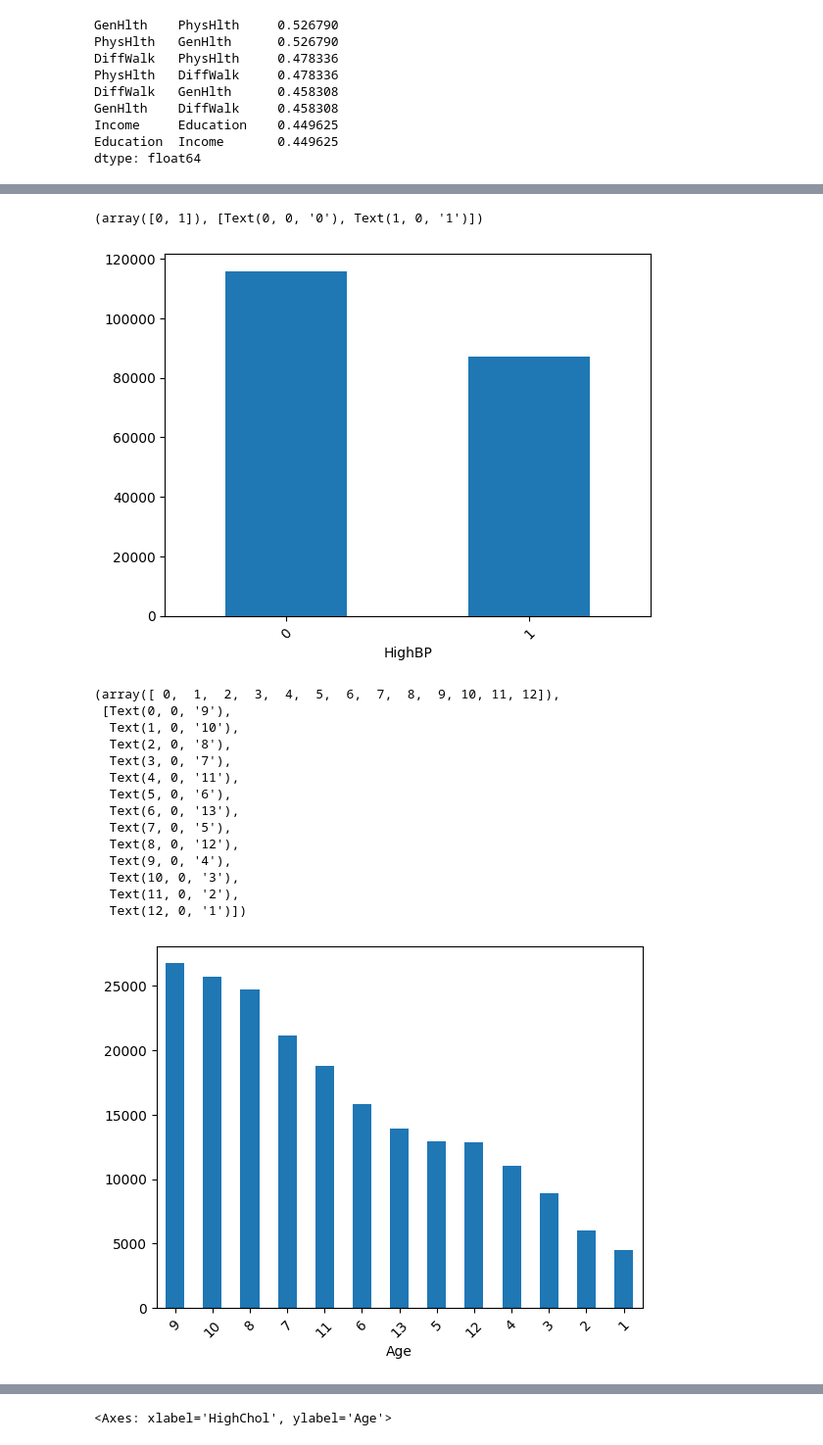
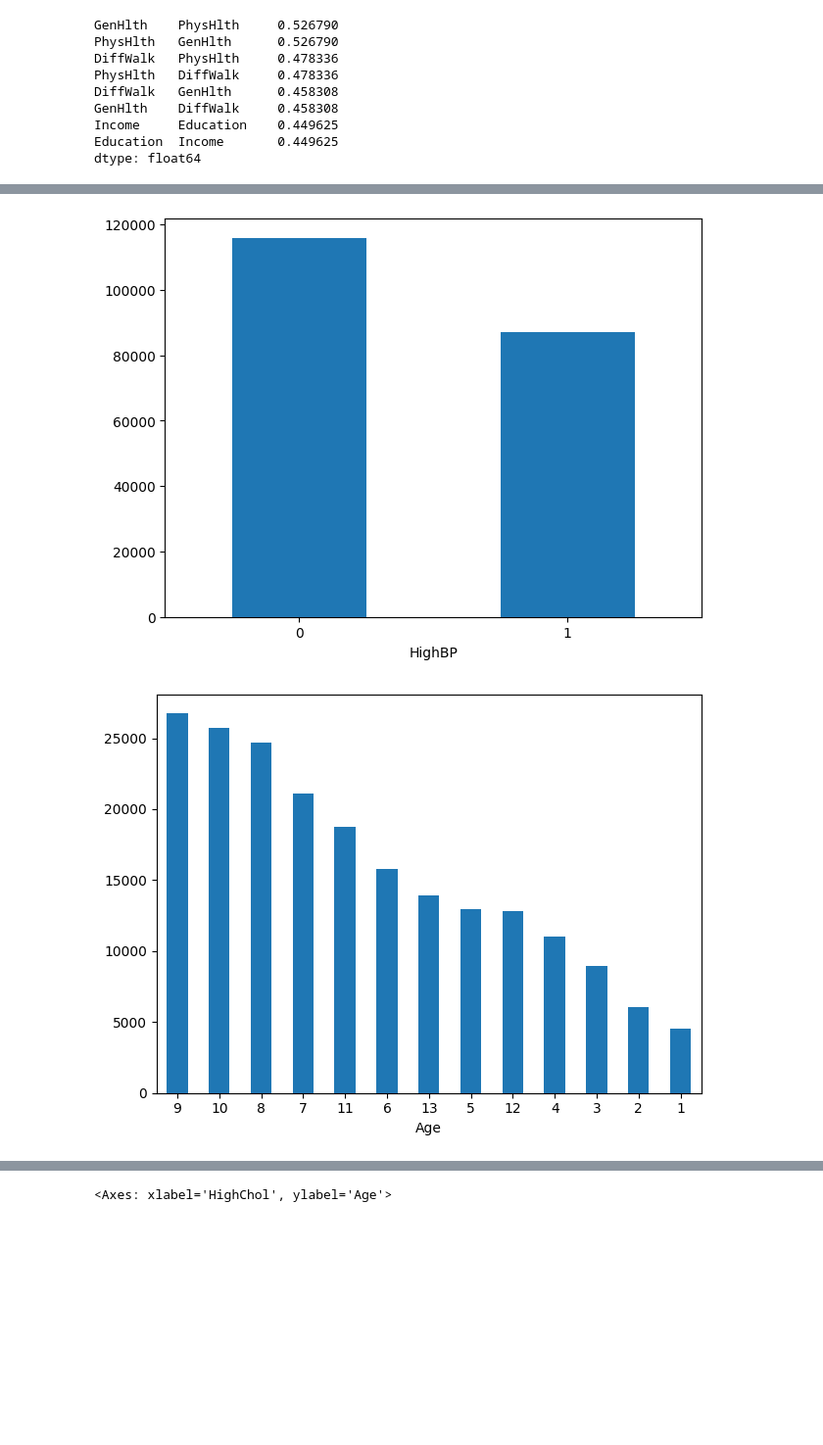
Before and after one commit to dealoux/COSC2753-a1, a Jupyter notebook: code/COSC2753_A1_s4000577.ipynb, the cells around one changed output, grey strips where cells are left out. Shown at 98% size. Saved outputs shown, nothing was run; the diff lists cells and outputs as text; code cells hidden in the pictures; blank space fills up the shorter version.

```diff
--- a/code/COSC2753_A1_s4000577.ipynb
+++ b/code/COSC2753_A1_s4000577.ipynb
@@ -264,26 +264,13 @@ plt.xticks(rotation=90)
 # %%
 train_df['HighBP'].value_counts().plot(kind='bar')
-plt.xticks(rotation=45)
+plt.xticks(rotation=360)
+plt.tight_layout()
 # %% [output]
-(array([0, 1]), [Text(0, 0, '0'), Text(1, 0, '1')])
-[figure, old version]
+[figure, new version]
 # %%
 train_df['Age'].value_counts().plot(kind='bar')
-plt.xticks(rotation=45)
+plt.xticks(rotation=360)
+plt.tight_layout()
 # %% [output]
-(array([ 0,  1,  2,  3,  4,  5,  6,  7,  8,  9, 10, 11, 12]),
- [Text(0, 0, '9'),
-  Text(1, 0, '10'),
-  Text(2, 0, '8'),
-  Text(3, 0, '7'),
-  Text(4, 0, '11'),
-  Text(5, 0, '6'),
-  Text(6, 0, '13'),
-  Text(7, 0, '5'),
-  Text(8, 0, '12'),
-  Text(9, 0, '4'),
-  Text(10, 0, '3'),
-  Text(11, 0, '2'),
-  Text(12, 0, '1')])
-[figure, old version]
+[figure, new version]
 # %%
```
Also changed, not shown: parts of 14 cells of this notebook.
